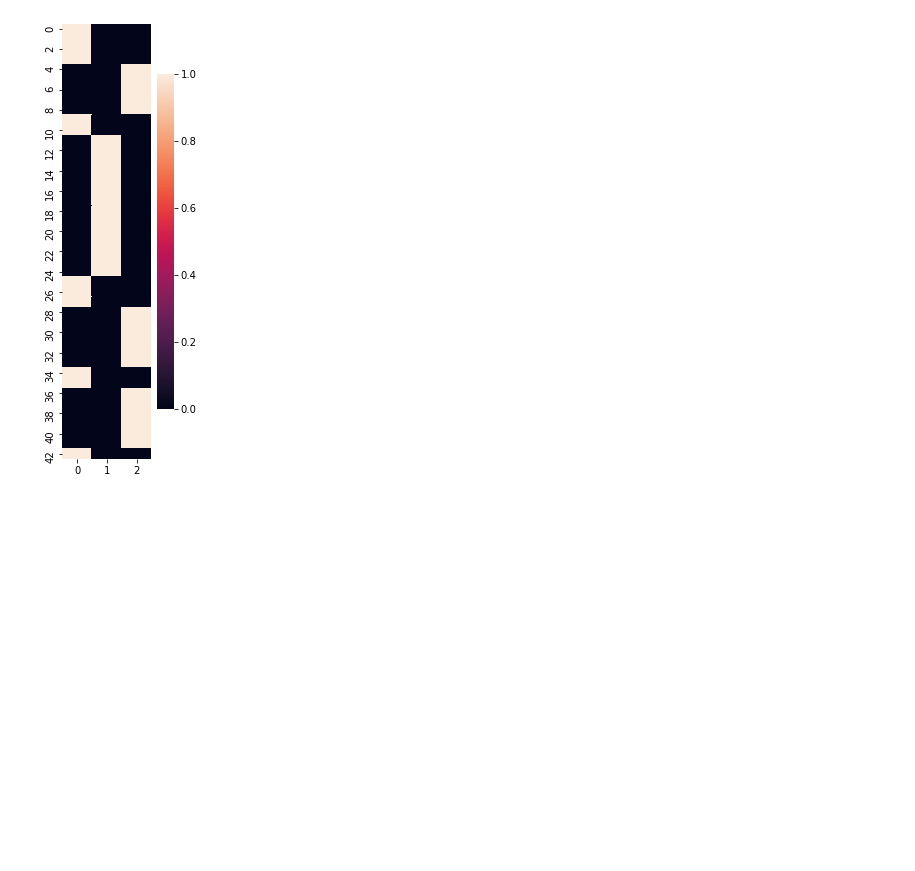
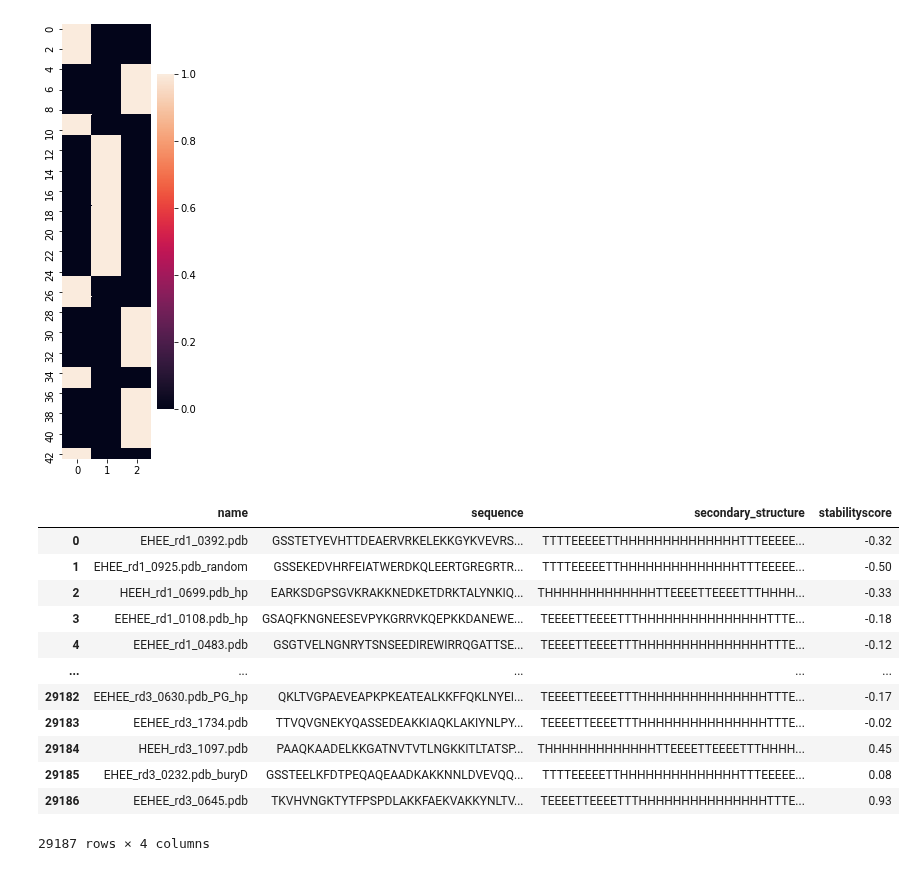
Before and after one commit to AlessioZanga/BioHackaton2021, a Jupyter notebook: dataset_exploration.ipynb, the cells around one changed output. Cells and saved outputs as stored; diff of their text form; code cells hidden in the pictures; blank space fills up the shorter version.

```diff
--- a/dataset_exploration.ipynb
+++ b/dataset_exploration.ipynb
@@ -286,3 +286,20 @@ np.savez_compressed("./data/data.npz", **{
     "structure_feat": structure_feat,
     "score": single_train["stabilityscore"]
 })
+# %%
+multi_train = pd.read_csv("./data/multiple_muts_train.csv", index_col=0)
+multi_train
+# %% [output]
+|  | name | sequence | secondary_structure | stabilityscore |
+| 0 | EHEE_rd1_0392.pdb | GSSTETYEVHTTDEAERVRKELEKKGYKVEVRS... | TTTTEEEEETTHHHHHHHHHHHHHHTTTEEEEE... | -0.32 |
+| 1 | EHEE_rd1_0925.pdb_random | GSSEKEDVHRFEIATWERDKQLEERTGREGRTR... | TTTTEEEEETTHHHHHHHHHHHHHHTTTEEEEE... | -0.50 |
+| 2 | HEEH_rd1_0699.pdb_hp | EARKSDGPSGVKRAKKNEDKETDRKTALYNKIQ... | THHHHHHHHHHHHHTTEEEETTEEEETTTHHHH... | -0.33 |
+| 3 | EEHEE_rd1_0108.pdb_hp | GSAQFKNGNEESEVPYKGRRVKQEPKKDANEWE... | TEEEETTEEEETTTHHHHHHHHHHHHHHHTTTE... | -0.18 |
+| 4 | EEHEE_rd1_0483.pdb | GSGTVELNGNRYTSNSEEDIREWIRRQGATTSE... | TEEEETTEEEETTTHHHHHHHHHHHHHHHTTTE... | -0.12 |
+| ... | ... | ... | ... | ... |
+| 29182 | EEHEE_rd3_0630.pdb_PG_hp | QKLTVGPAEVEAPKPKEATEALKKFFQKLNYEI... | TEEEETTEEEETTTHHHHHHHHHHHHHHHTTTE... | -0.17 |
+| 29183 | EEHEE_rd3_1734.pdb | TTVQVGNEKYQASSEDEAKKIAQKLAKIYNLPY... | TEEEETTEEEETTTHHHHHHHHHHHHHHHTTTE... | -0.02 |
+| 29184 | HEEH_rd3_1097.pdb | PAAQKAADELKKGATNVTVTLNGKKITLTATSP... | THHHHHHHHHHHHHTTEEEETTEEEETTTHHHH... | 0.45 |
+| 29185 | EHEE_rd3_0232.pdb_buryD | GSSTEELKFDTPEQAQEAADKAKKNNLDVEVQQ... | TTTTEEEEETTHHHHHHHHHHHHHHTTTEEEEE... | 0.08 |
+| 29186 | EEHEE_rd3_0645.pdb | TKVHVNGKTYTFPSPDLAKKFAEKVAKKYNLTV... | TEEEETTEEEETTTHHHHHHHHHHHHHHHTTTE... | 0.93 |
+29187 rows × 4 columns
```
Also changed, not shown: parts of 11 cells of this notebook, 9 other files.
